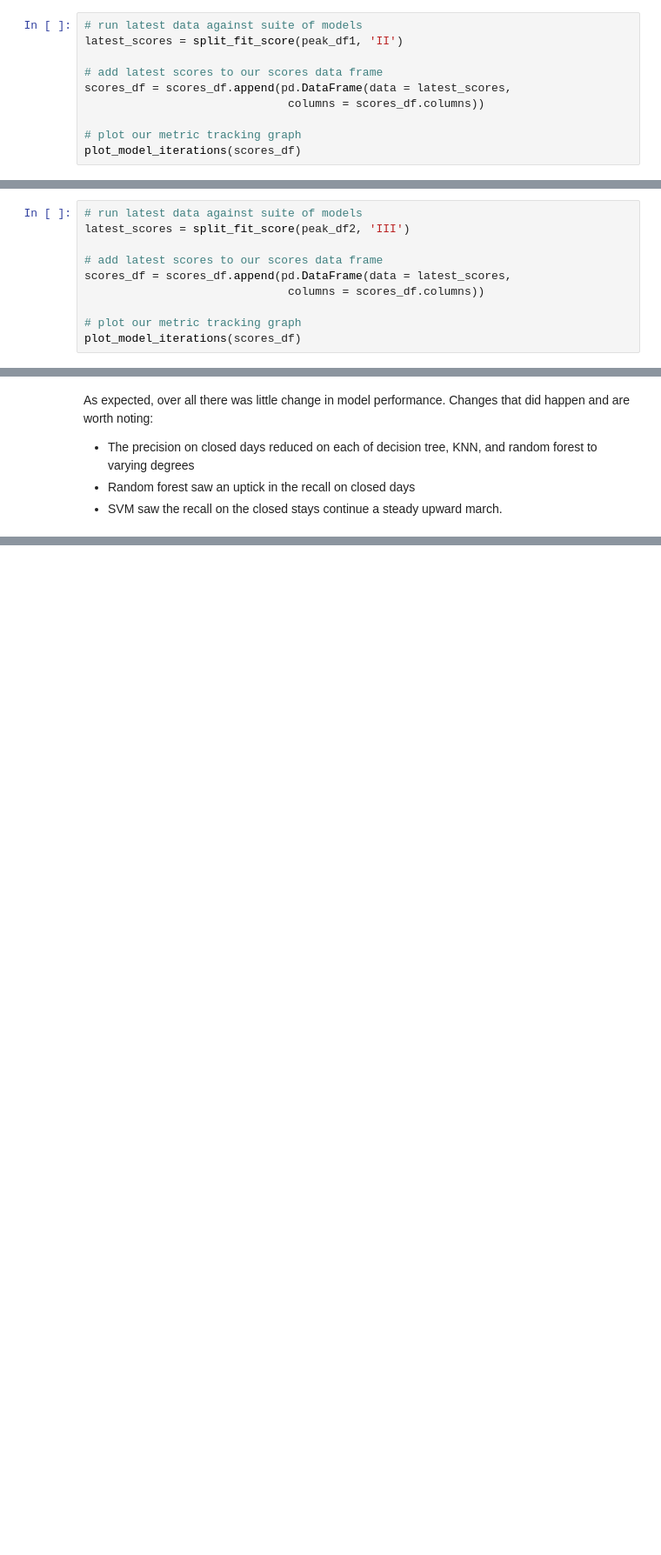
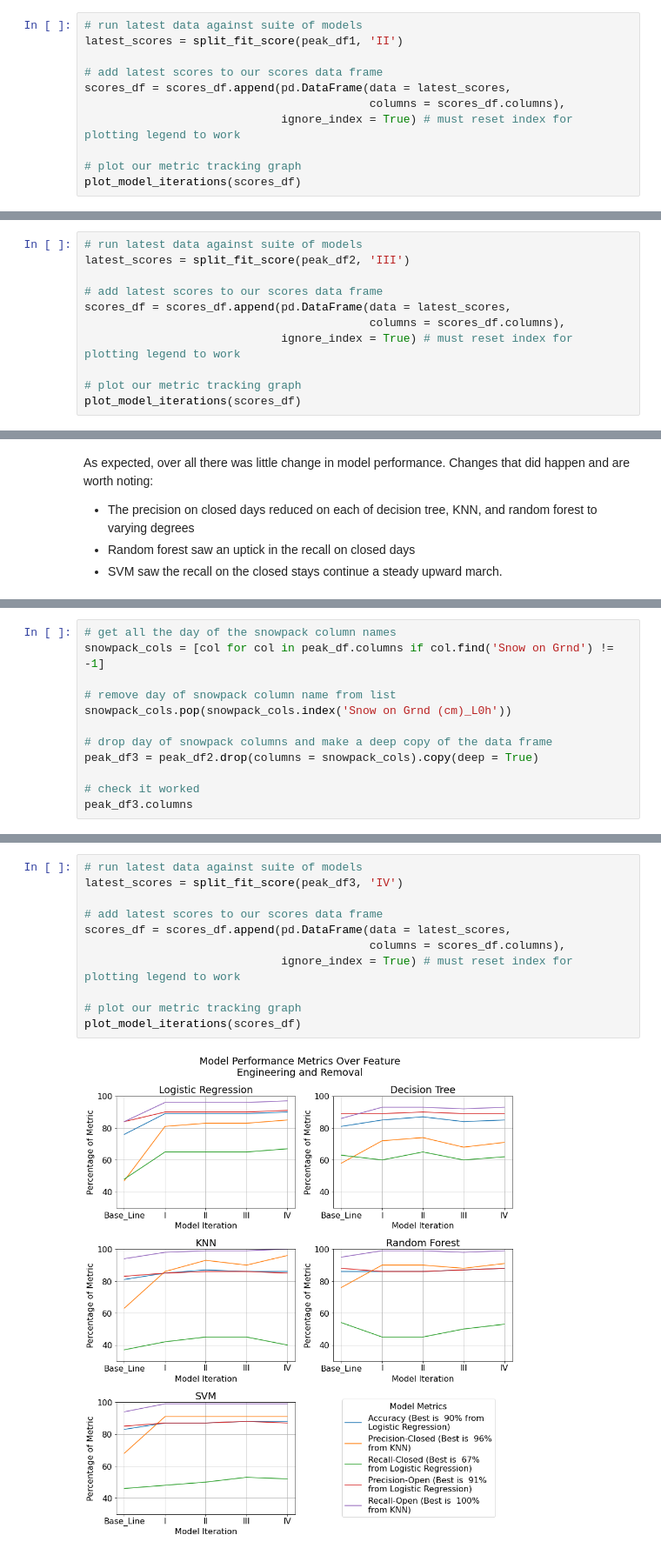
Before and after one commit to wjmatthews/wb_lift_openings, a Jupyter notebook: FeatureEngineeringAndModellingPartII.ipynb, the cells around one changed output, grey strips where cells are left out. Shown at 87% size. Cells and saved outputs as stored; diff of their text form; blank space fills up the shorter version.

```diff
--- a/FeatureEngineeringAndModellingPartII.ipynb
+++ b/FeatureEngineeringAndModellingPartII.ipynb
@@ -696,7 +736,8 @@ latest_scores = split_fit_score(peak_df1, 'II')
 
 # add latest scores to our scores data frame
 scores_df = scores_df.append(pd.DataFrame(data = latest_scores,
-                              columns = scores_df.columns))
+                                          columns = scores_df.columns),
+                             ignore_index = True) # must reset index for plotting legend to work
 
 # plot our metric tracking graph
 plot_model_iterations(scores_df)
@@ -744,7 +800,8 @@ latest_scores = split_fit_score(peak_df2, 'III')
 
 # add latest scores to our scores data frame
 scores_df = scores_df.append(pd.DataFrame(data = latest_scores,
-                              columns = scores_df.columns))
+                                          columns = scores_df.columns),
+                             ignore_index = True) # must reset index for plotting legend to work
 
 # plot our metric tracking graph
 plot_model_iterations(scores_df)
@@ -757,0 +819,12 @@ As expected, over all there was little change in model performance.  Changes tha
+# %%
+# get all the day of the snowpack column names
+snowpack_cols = [col for col in peak_df.columns if col.find('Snow on Grnd') != -1]
+
+# remove day of snowpack column name from list
+snowpack_cols.pop(snowpack_cols.index('Snow on Grnd (cm)_L0h'))
+
+# drop day of snowpack columns and make a deep copy of the data frame
+peak_df3 = peak_df2.drop(columns = snowpack_cols).copy(deep = True)
+
+# check it worked
+peak_df3.columns
@@ -757,0 +849,13 @@ As expected, over all there was little change in model performance.  Changes tha
+# %%
+# run latest data against suite of models
+latest_scores = split_fit_score(peak_df3, 'IV')
+
+# add latest scores to our scores data frame
+scores_df = scores_df.append(pd.DataFrame(data = latest_scores,
+                                          columns = scores_df.columns),
+                             ignore_index = True) # must reset index for plotting legend to work
+
+# plot our metric tracking graph
+plot_model_iterations(scores_df)
+# %% [output]
+[figure, added]
```
Also changed, not shown: parts of 19 cells of this notebook, 1 other file.
